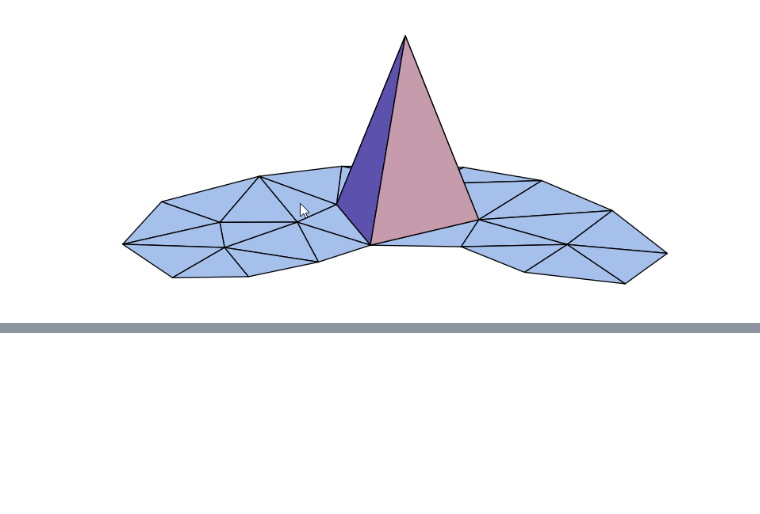
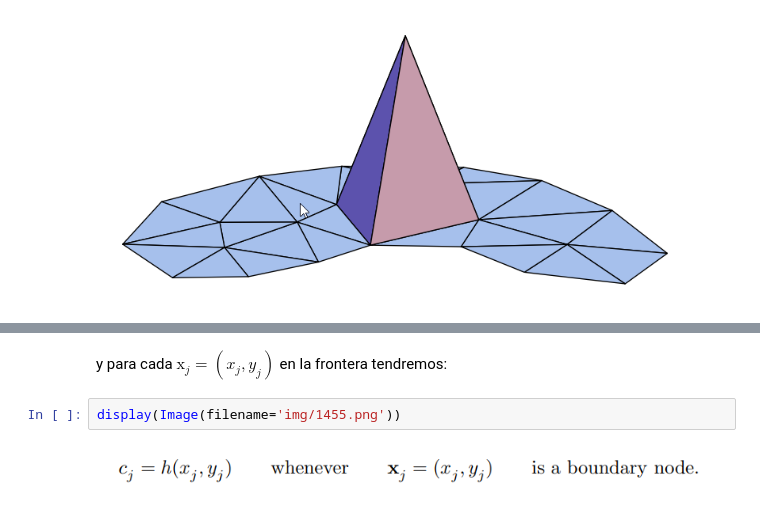
Before and after one commit to jl-tavera/FiniteElements, a Jupyter notebook: example_149.ipynb, the cells around one changed output, grey strips where cells are left out. Drawn from its saved outputs; the diff is of its cells as text; blank space fills up the shorter version.

```diff
--- a/example_149.ipynb
+++ b/example_149.ipynb
@@ -25,2 +41,8 @@ display(Image(filename='img/hat_3d.png'))
+# %% [markdown]
+y para cada $\mathrm{x}_{j}=(x_{j},y_{j})$ en la frontera tendremos:
+# %%
+display(Image(filename='img/1455.png'))
+# %% [output]
+[figure, added]
 # %%
 def pointsCoordenates():
```
Also changed, not shown: parts of 20 cells of this notebook, 8 other files.
